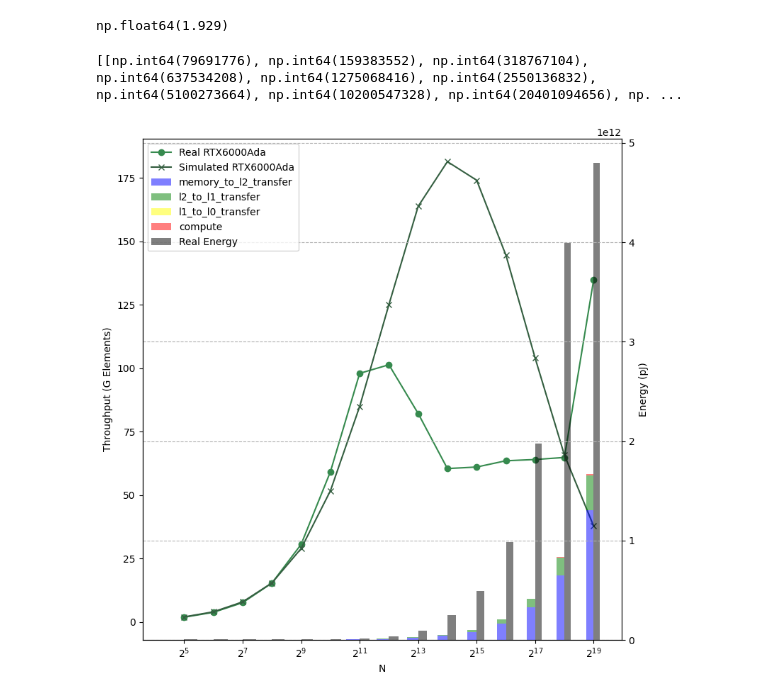
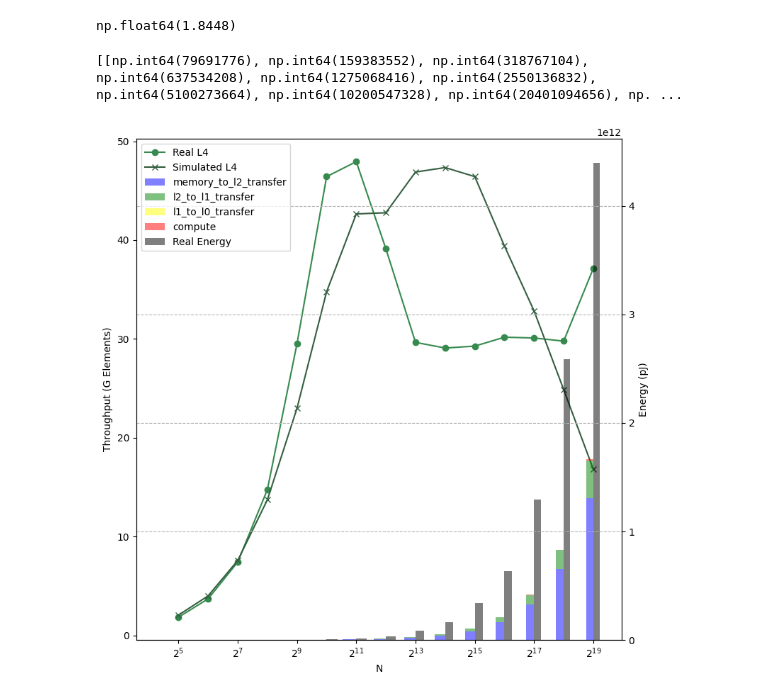
Before and after one commit to zihanpan8378/LLMCompass, a Jupyter notebook: ae/energy_experiments/plots/plot_layernorm.ipynb, the cells around one changed output. Drawn from its saved outputs; the diff is of its cells as text; code cells hidden in the pictures.

Commit message:
Update plot scripts

```diff
--- a/ae/energy_experiments/plots/plot_layernorm.ipynb
+++ b/ae/energy_experiments/plots/plot_layernorm.ipynb
@@ -4,13 +4,16 @@ import matplotlib.pyplot as plt
 import seaborn as sns
 import numpy as np
 
-hardware_name = "RTX6000Ada"
+hardware_name = "L4"
 
 layernorm_gpu_run = pd.read_csv(
     f"../results/layernorm_{hardware_name}_gpu.csv", header=None, names=["M", "N", "latency", "throughput", "power", "energy", "frequency", ""]
 )
 layernorm_gpu_run["throughput"] = (
     layernorm_gpu_run["throughput"].str.extract(r"(\d+\.?\d*)").astype(float)
+)
+layernorm_gpu_run["latency"] = (
+    layernorm_gpu_run["latency"].str.extract(r"(\d+\.?\d*)").astype(float)
 )
 layernorm_gpu_run.set_index(["M", "N"], inplace=True)
 
@@ -20,6 +23,9 @@ layernorm_gpu_sim = pd.read_csv(
 layernorm_gpu_sim["throughput"] = (
     layernorm_gpu_sim["throughput"].str.extract(r"(\d+\.?\d*)").astype(float)
 )
+layernorm_gpu_sim["latency"] = (
+    layernorm_gpu_sim["latency"].str.extract(r"(\d+\.?\d*)").astype(float)
+)
 layernorm_gpu_sim.set_index(["M", "N"], inplace=True)
 
 color_NV = sns.color_palette("Greens_d", 4)[1:]
@@ -30,7 +36,13 @@ layernorm_gpu_run.sort_index(inplace=True)
 layernorm_gpu_sim.sort_index(inplace=True)
 layernorm_gpu_run.loc[(M, N), "throughput"].values[0]
 # %% [output]
-np.float64(1.929)
+np.float64(1.8448)
+# %%
+sim_frequency = {
+    "L4": 2040,
+    "RTX6000Ada": 2505,
+    "RTX4090": 2520,
+}
 # %%
 M = 2**12
 title = f"Performance of Softmax with M={M}"
@@ -45,7 +57,7 @@ for N in range(5, 20):
     N_list.append(N)
     throughput_GPU_run_list.append(layernorm_gpu_run.loc[(M, N), "throughput"].values[0])
     energy_GPU_run_list.append(layernorm_gpu_run.loc[(M, N), "energy"].values[0])
-    throughput_GPU_sim_list.append(layernorm_gpu_sim.loc[(M, N), "throughput"].values[0])
+    throughput_GPU_sim_list.append(layernorm_gpu_sim.loc[(M, N), "throughput"].values[0] / sim_frequency[hardware_name] * layernorm_gpu_run.loc[(M, N), "frequency"].values[0])
     energy_GPU_sim_list[0].append(layernorm_gpu_sim.loc[(M, N), "memory_to_l2_transfer"].values[0])
     energy_GPU_sim_list[1].append(layernorm_gpu_sim.loc[(M, N), "l2_to_l1_transfer"].values[0])
     energy_GPU_sim_list[2].append(layernorm_gpu_sim.loc[(M, N), "l1_to_l0_transfer"].values[0])
@@ -58,34 +70,34 @@ fig, ax1 = plt.subplots(figsize=(8, 8))
 ax1.set_xscale("log", base=2)
 ax1.set_xlabel("N")
 ax1.plot(N_list, throughput_GPU_run_list, marker="o", label=f"Real {hardware_name}", color=color_NV[1])
 ax1.plot(N_list, throughput_GPU_sim_list, marker="x", label=f"Simulated {hardware_name}", color=color_NV[2])
 ax1.set_ylabel('Throughput (G Elements)')
 
 ax2 = ax1.twinx()
 N_list = np.array(N_list)
 bar_widths = ((N_list - 2**4) * 3) / np.log2(N_list - 2**4)
 ax2.bar(N_list - (bar_widths / 2), energy_GPU_sim_list[0], width=bar_widths, label='memory_to_l2_transfer', color='blue', alpha=0.5)
 bottom = energy_GPU_sim_list[0]
 ax2.bar(N_list - (bar_widths / 2), energy_GPU_sim_list[1], width=bar_widths, bottom=bottom, label='l2_to_l1_transfer', color='green', alpha=0.5)
 bottom = [i + j for i, j in zip(bottom, energy_GPU_sim_list[1])]
 ax2.bar(N_list - (bar_widths / 2), energy_GPU_sim_list[2], width=bar_widths, bottom=bottom, label='l1_to_l0_transfer', color='yellow', alpha=0.5)
 bottom = [i + j for i, j in zip(bottom, energy_GPU_sim_list[2])]
 ax2.bar(N_list - (bar_widths / 2), energy_GPU_sim_list[3], width=bar_widths, bottom=bottom, label='compute', color='red', alpha=0.5)
 ax2.set_ylabel('Energy (pJ)')
 
 ax2.bar(N_list + (bar_widths / 2), energy_GPU_run_list, width = bar_widths, label='Real Energy', color='black', alpha=0.5)
 
 ax2.plot([], [], marker="o", label=f"Real {hardware_name}", color=color_NV[1])
 ax2.plot([], [], marker="x", label=f"Simulated {hardware_name}", color=color_NV[2])
 
 ax2.legend(loc='upper left')
 
 plt.grid(True, which="both", ls="--", c="0.7")  # Adding a grid for better readability
 plt.tight_layout()
 plt.show()
 # %% [output]
 [[np.int64(79691776), np.int64(159383552), np.int64(318767104), np.int64(637534208), np.int64(1275068416), np.int64(2550136832), np.int64(5100273664), np.int64(10200547328), np.int64(20401094656), np. ...
-[figure, old version]
+[figure, new version]
 # %%
 N= 2**12
 title = f"Performance of Softmax with M={M}"
```
Also changed, not shown: parts of 1 cell of this notebook, 3 other files.
